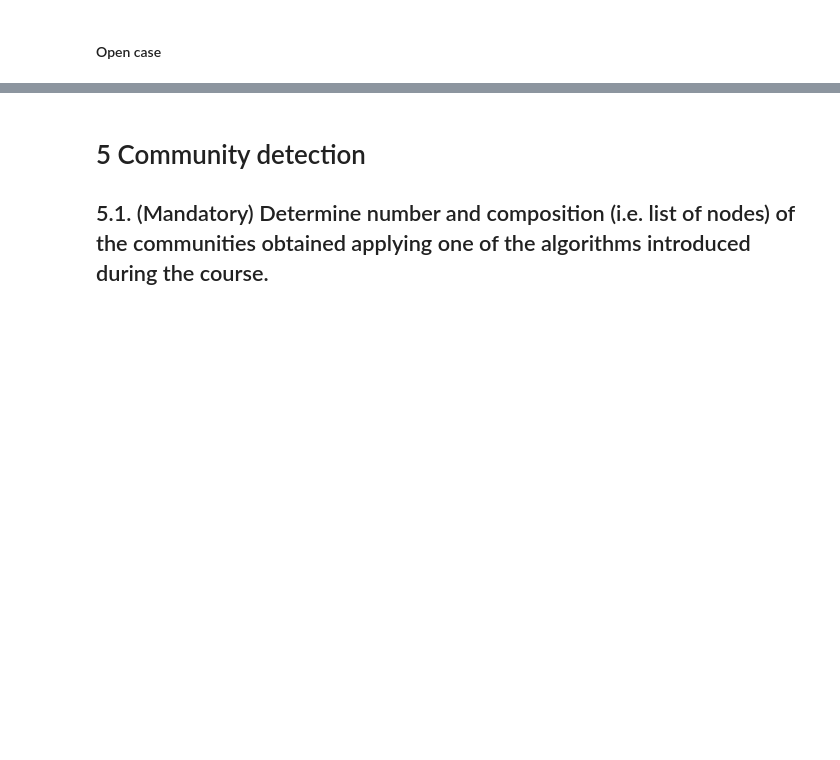
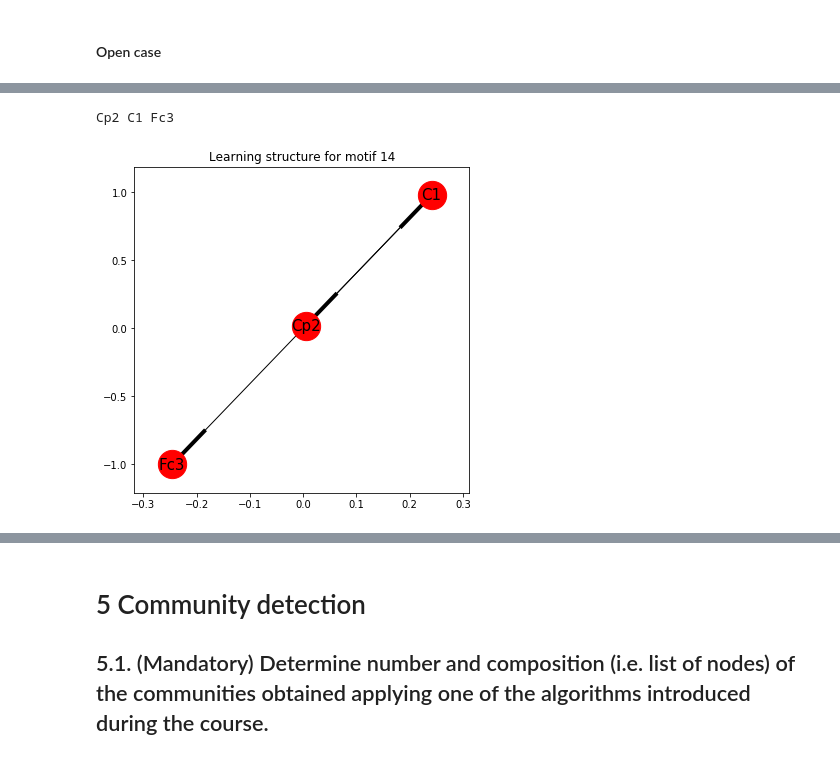
Before and after one commit to belgrades/neuroscience, a Jupyter notebook: All/All.ipynb, the cells around one changed output, grey strips where cells are left out. Drawn from its saved outputs; the diff is of its cells as text; code cells hidden in the pictures; blank space fills up the shorter version.

```diff
--- a/All/All.ipynb
+++ b/All/All.ipynb
@@ -977,0 +1008,5 @@ IndexError: list index out of range
+# %%
+plot_subgraph(19, 10, 2, directed_graph_closed, dict_names, 14)
+# %% [output]
+Cp2 C1 Fc3
+[figure, added]
```
Also changed, not shown: parts of 43 cells of this notebook.
